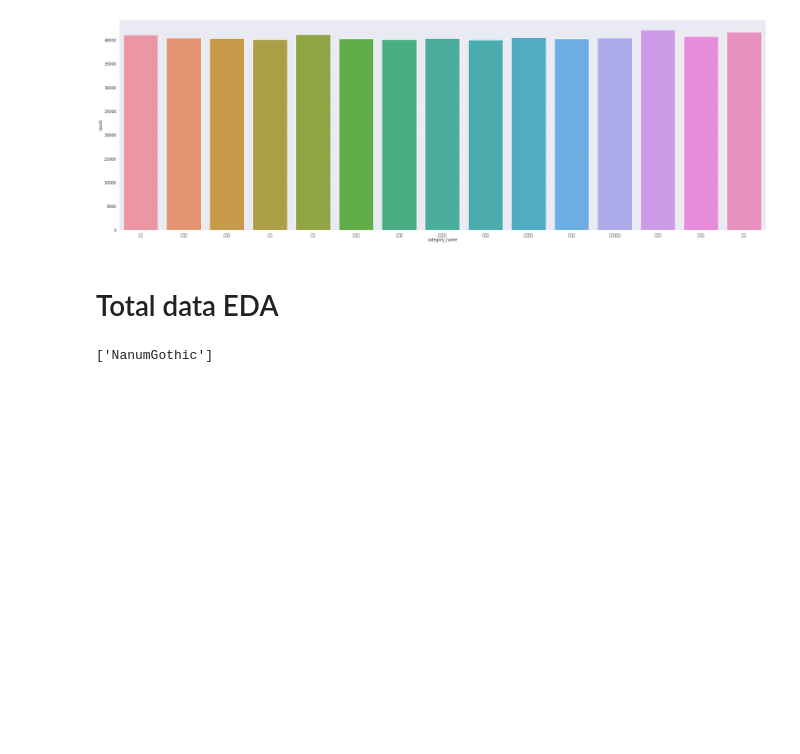
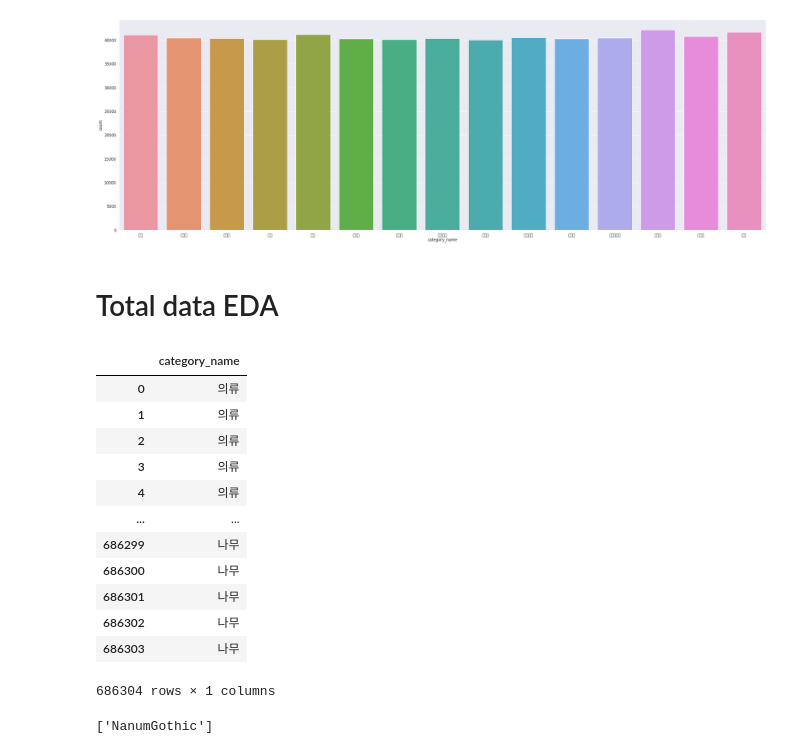
Before and after one commit to lheun99/recycle_info_service, a Jupyter notebook: ai/EDA/EDA_category_proportion.ipynb, the cells around one changed output. Saved outputs shown, nothing was run; the diff lists cells and outputs as text; code cells hidden in the pictures; blank space fills up the shorter version.

```diff
--- a/ai/EDA/EDA_category_proportion.ipynb
+++ b/ai/EDA/EDA_category_proportion.ipynb
@@ -167,6 +167,21 @@ sns.countplot(cate_major2['category_name'])
 # %%
 category_totalmajor= category_valmajor2+category_trainmajor2
 cate_major2=pd.DataFrame (category_totalmajor, columns = ['category_name'])
+cate_major2
+# %% [output]
+|  | category_name |
+| 0 | 의류 |
+| 1 | 의류 |
+| 2 | 의류 |
+| 3 | 의류 |
+| 4 | 의류 |
+| ... | ... |
+| 686299 | 나무 |
+| 686300 | 나무 |
+| 686301 | 나무 |
+| 686302 | 나무 |
+| 686303 | 나무 |
+686304 rows × 1 columns
 # %%
 plt.figure(figsize=(30,10))
 plt.rc('font',family=font)
```
Also changed, not shown: parts of 3 cells of this notebook, 1 other file.
